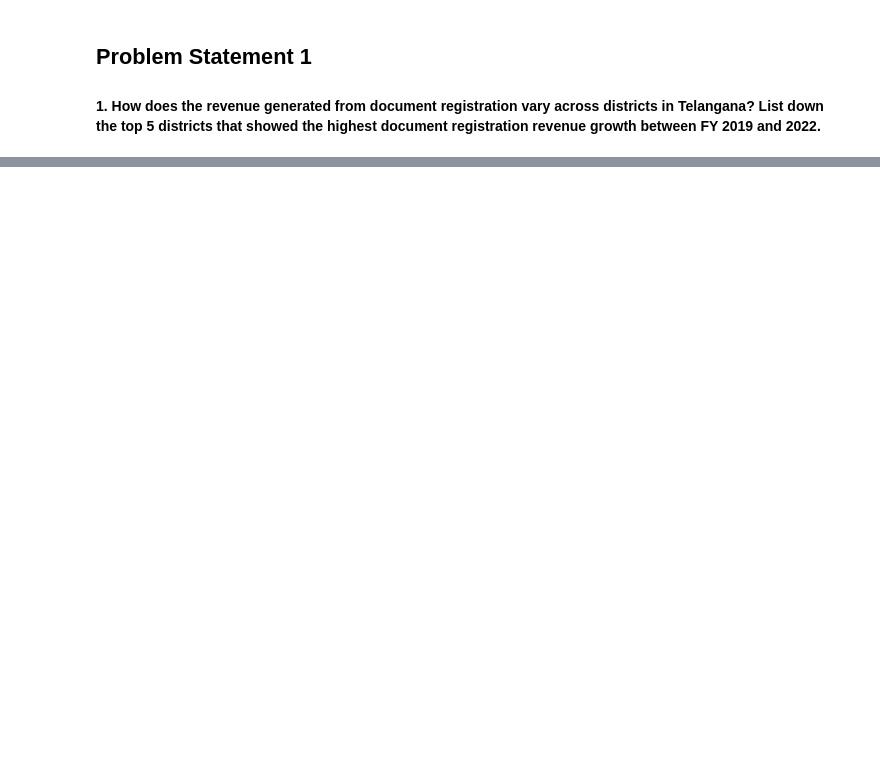
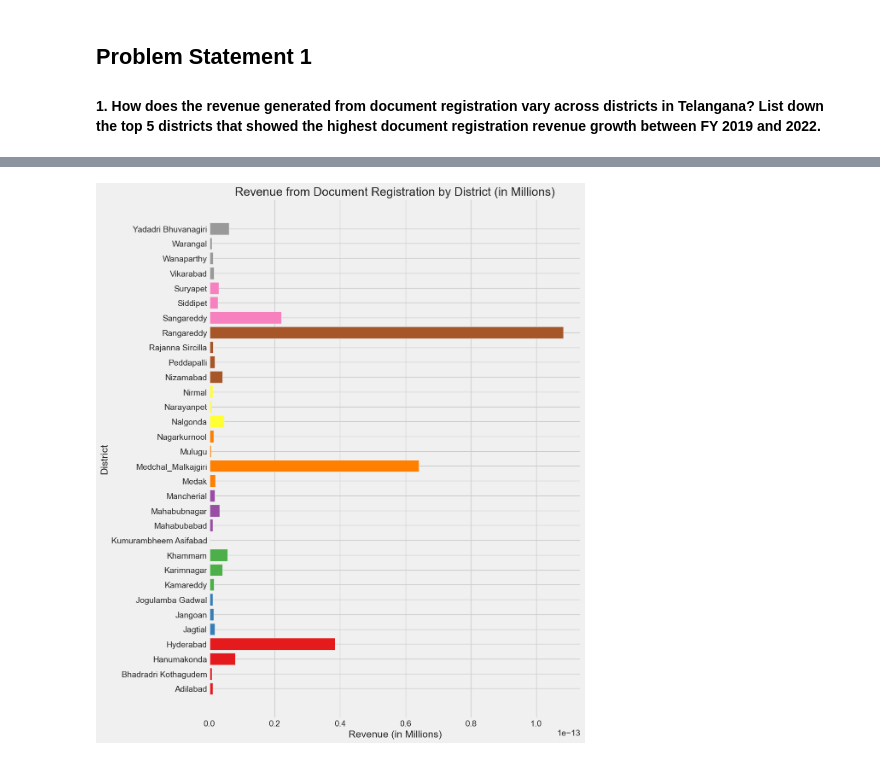
Before and after one commit to nani2357/Telangana_Growth_Analysis, a Jupyter notebook: notebooks/stamps.ipynb, the cells around one changed output, grey strips where cells are left out. Saved outputs shown, nothing was run; the diff lists cells and outputs as text; code cells hidden in the pictures; blank space fills up the shorter version.

Commit message:
stamps_updated

```diff
--- a/notebooks/stamps.ipynb
+++ b/notebooks/stamps.ipynb
@@ -28,0 +101,4 @@ cursor = connection.cursor()
+# %%
+# change date to datetime type
+
+stamps['month'] = pd.to_datetime(stamps['month'])
@@ -31,0 +164,4 @@ cursor = connection.cursor()
+# %%
+districts_revenue = stamps.groupby('district')['documents_registered_rev'].sum().reset_index()
+
+districts_revenue.head(50)
@@ -31,0 +186,39 @@ cursor = connection.cursor()
+# %%
+# Convert Revenue to Millions
+districts_revenue['documents_registered_rev'] = districts_revenue['documents_registered_rev'] / 1e6  # Convert to millions
+
+
+fig = px.bar(districts_revenue,
+             x='documents_registered_rev',
+             y='district',
+             orientation='h',
+             title='Revenue from Document Registration by District (in Millions)',
+             labels={'documents_registered_rev': 'Revenue (in Millions)', 'district': 'District'},
+             color='district',  # Assigning color based on district
+             color_discrete_sequence=px.colors.qualitative.Set1  # Using a color palette
+            )  # Display district names on bars
+
+# Remove legend and adjust vertical size
+fig.update_layout(showlegend=False, height=1000)
+
+fig.show()
+# %%
+# Set the color palette
+colors = plt.cm.Set1(np.linspace(0, 1, len(districts_revenue)))
+
+plt.figure(figsize=(10, 15))  # Adjust the figure size
+
+# Create horizontal bar plot
+bars = plt.barh(districts_revenue['district'],
+                districts_revenue['documents_registered_rev'],
+                color=colors)
+
+# Set title and labels
+plt.title('Revenue from Document Registration by District (in Millions)')
+plt.xlabel('Revenue (in Millions)')
+plt.ylabel('District')
+
+# Display the plot
+plt.show()
+# %% [output]
+[figure, added]
```
Also changed, not shown: parts of 16 cells of this notebook, 1 other file.
